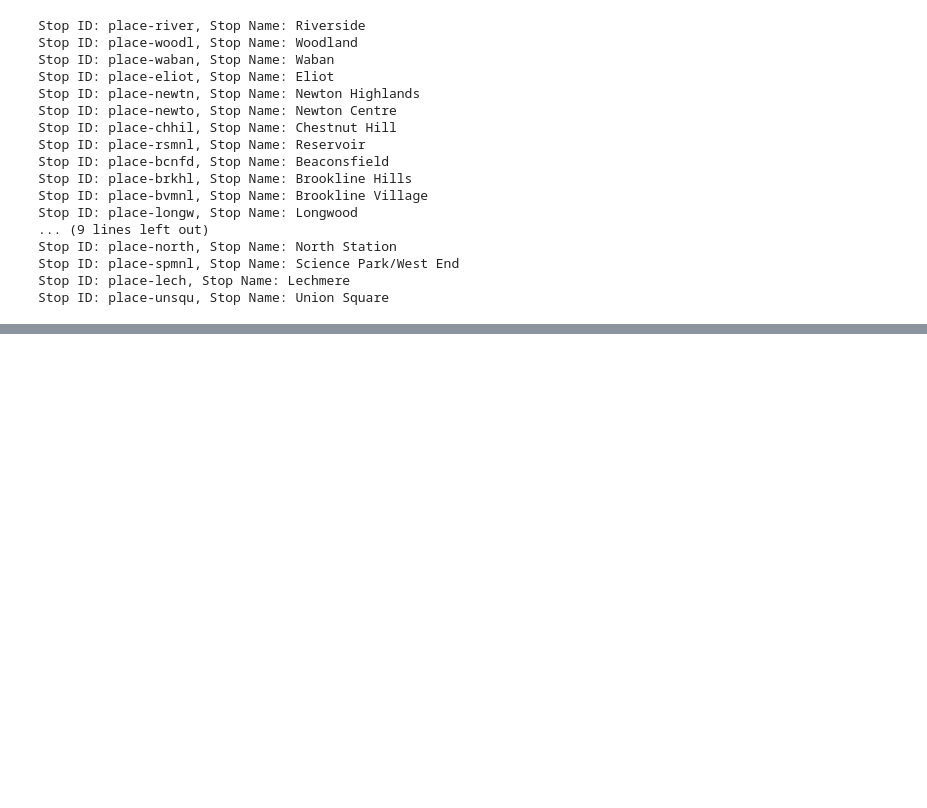
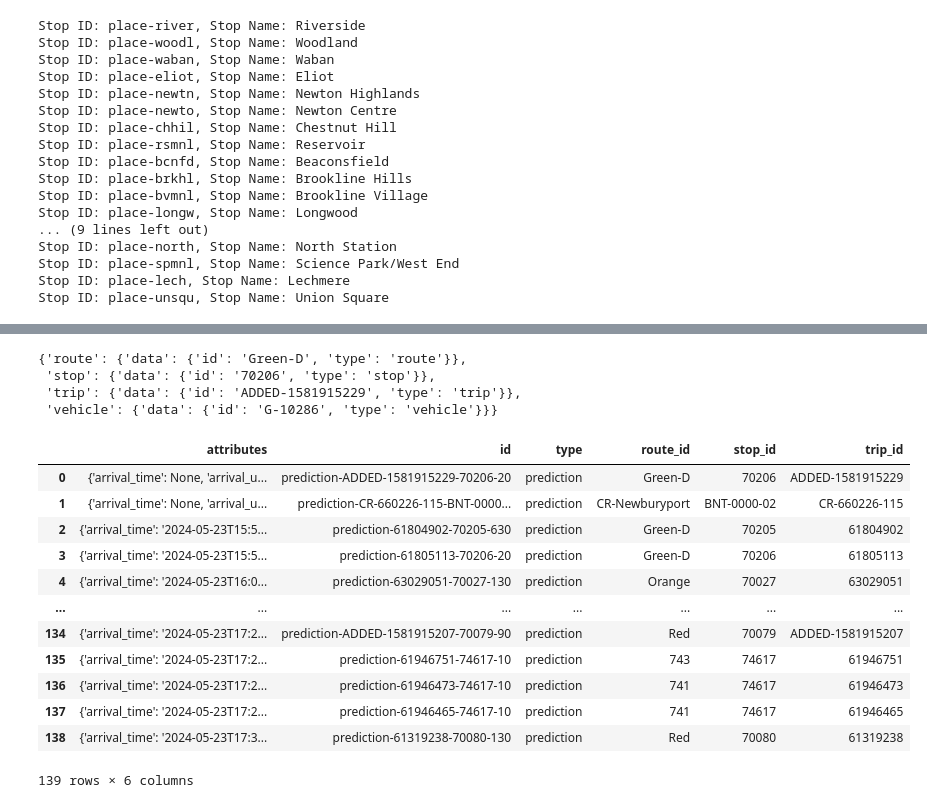
Before and after one commit to sean-r-duffy/tracking-the-t, a Jupyter notebook: eda.ipynb, the cells around one changed output, grey strips where cells are left out. Drawn from its saved outputs; the diff is of its cells as text; code cells hidden in the pictures; blank space fills up the shorter version.

```diff
--- a/eda.ipynb
+++ b/eda.ipynb
@@ -82 +83,4 @@ response1['data'][0]
  'type': 'prediction'}
+# %%
+test_predictions_path = 'data/api_fetches/predictions_20240523160239.json'
+test_preds = pd.read_json(test_predictions_path)
@@ -82,0 +109,35 @@ response1['data'][0]
+# %%
+test_preds['relationships'].iloc[0]
+# %% [output]
+{'route': {'data': {'id': 'Green-D', 'type': 'route'}},
+ 'stop': {'data': {'id': '70206', 'type': 'stop'}},
+ 'trip': {'data': {'id': 'ADDED-1581915229', 'type': 'trip'}},
+ 'vehicle': {'data': {'id': 'G-10286', 'type': 'vehicle'}}}
+# %%
+def extract_ids(relationship):
+    return {
+        'route_id': relationship.get('route', {}).get('data', {}).get('id', None),
+        'stop_id': relationship.get('stop', {}).get('data', {}).get('id', None),
+        'trip_id': relationship.get('trip', {}).get('data', {}).get('id', None),
+        'vehicle_id': relationship.get('vehicle', {}).get('data', {}).get('id', None)
+    }
+# %%
+ids_df = test_preds['relationships'].apply(extract_ids).apply(pd.Series)
+test_preds = pd.concat([test_preds, ids_df], axis=1)
+test_preds = test_preds.drop(columns=['relationships'])
+# %%
+test_preds
+# %% [output]
+|  | attributes | id | type | route_id | stop_id | trip_id |
+| 0 | {'arrival_time': None, 'arrival_u... | prediction-ADDED-1581915229-70206-20 | prediction | Green-D | 70206 | ADDED-1581915229 |
+| 1 | {'arrival_time': None, 'arrival_u... | prediction-CR-660226-115-BNT-0000... | prediction | CR-Newburyport | BNT-0000-02 | CR-660226-115 |
+| 2 | {'arrival_time': '2024-05-23T15:5... | prediction-61804902-70205-630 | prediction | Green-D | 70205 | 61804902 |
+| 3 | {'arrival_time': '2024-05-23T15:5... | prediction-61805113-70206-20 | prediction | Green-D | 70206 | 61805113 |
+| 4 | {'arrival_time': '2024-05-23T16:0... | prediction-63029051-70027-130 | prediction | Orange | 70027 | 63029051 |
+| ... | ... | ... | ... | ... | ... | ... |
+| 134 | {'arrival_time': '2024-05-23T17:2... | prediction-ADDED-1581915207-70079-90 | prediction | Red | 70079 | ADDED-1581915207 |
+| 135 | {'arrival_time': '2024-05-23T17:2... | prediction-61946751-74617-10 | prediction | 743 | 74617 | 61946751 |
+| 136 | {'arrival_time': '2024-05-23T17:2... | prediction-61946473-74617-10 | prediction | 741 | 74617 | 61946473 |
+| 137 | {'arrival_time': '2024-05-23T17:2... | prediction-61946465-74617-10 | prediction | 741 | 74617 | 61946465 |
+| 138 | {'arrival_time': '2024-05-23T17:3... | prediction-61319238-70080-130 | prediction | Red | 70080 | 61319238 |
+139 rows × 6 columns
```
Also changed, not shown: parts of 15 cells of this notebook, 2 other files.
